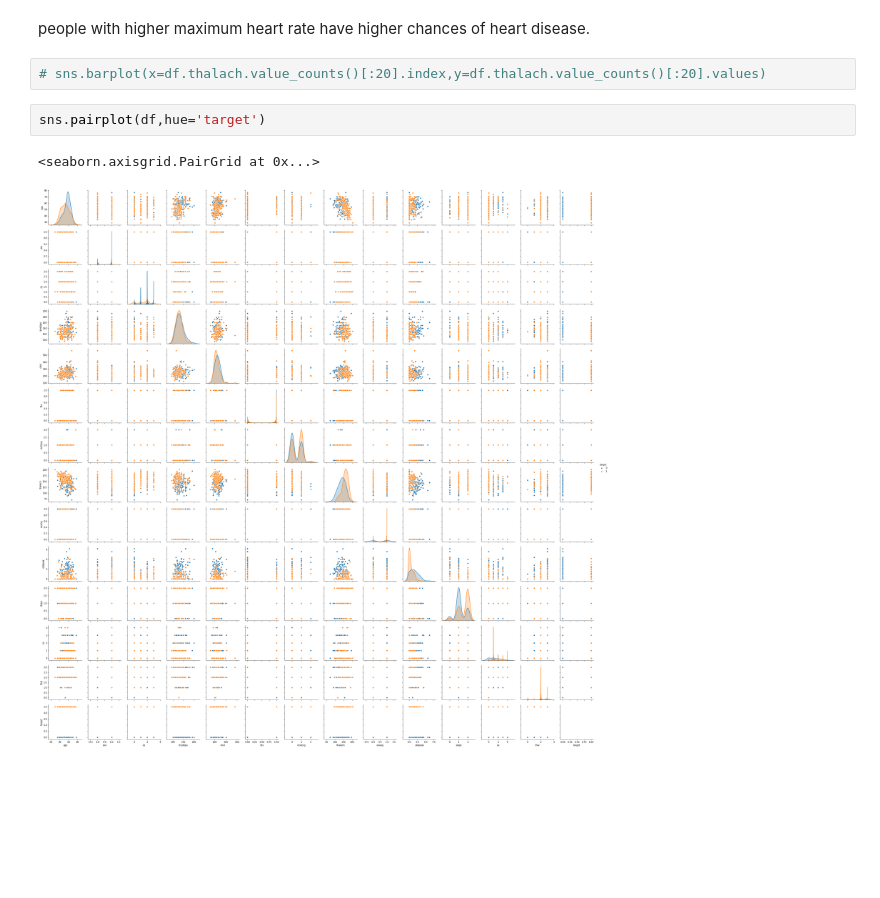
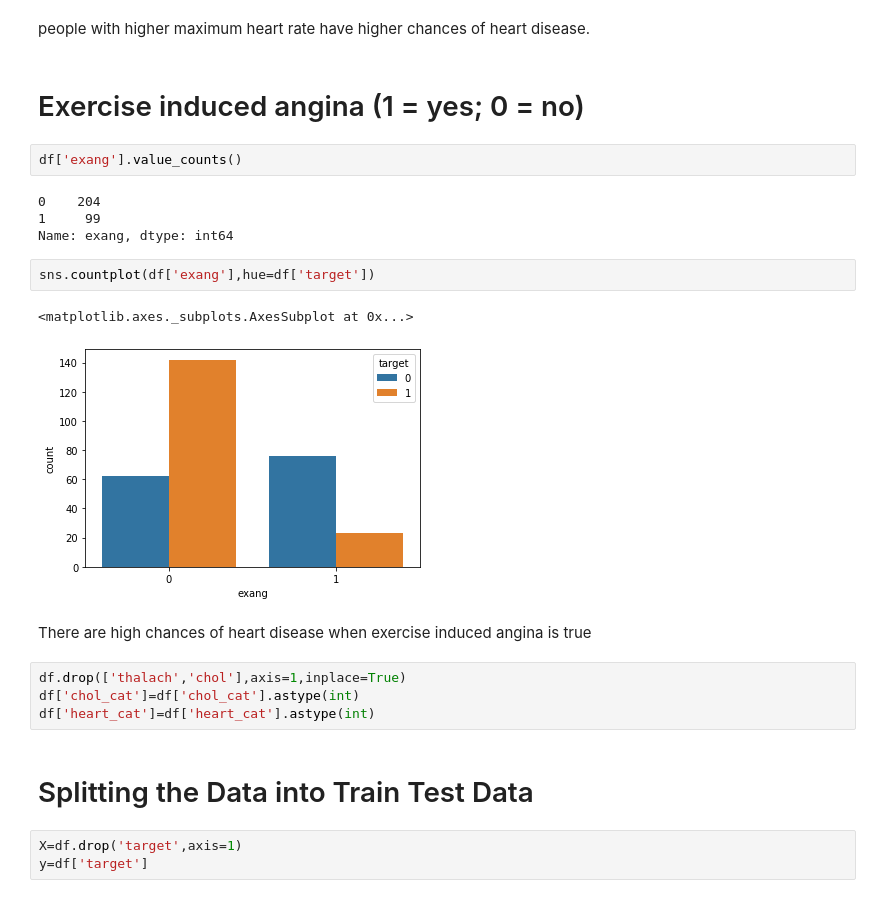
Before and after one commit to ShrutiUdagire/SupervisedLearning-Classification, a Jupyter notebook: Heartdisease.ipynb, the cells around one changed output. Saved outputs shown, nothing was run; the diff lists cells and outputs as text; blank space fills up the shorter version.

```diff
--- a/Heartdisease.ipynb
+++ b/Heartdisease.ipynb
@@ -197,10 +155,27 @@ Name: heart_cat, dtype: int64
 [figure]
 # %% [markdown]
 people with higher maximum heart rate have higher chances of heart disease.
-# %%
-# sns.barplot(x=df.thalach.value_counts()[:20].index,y=df.thalach.value_counts()[:20].values)
+# %% [markdown]
+# Exercise induced angina (1 = yes; 0 = no)
+# %%
+df['exang'].value_counts()
+# %% [output]
+0    204
+1     99
+Name: exang, dtype: int64
 # %%
-sns.pairplot(df,hue='target')
+sns.countplot(df['exang'],hue=df['target'])
 # %% [output]
-<seaborn.axisgrid.PairGrid at 0x...>
+<matplotlib.axes._subplots.AxesSubplot at 0x...>
-[figure, old version]
+[figure, new version]
+# %% [markdown]
+There are high chances of heart disease when exercise induced angina is true
+# %%
+df.drop(['thalach','chol'],axis=1,inplace=True)
+df['chol_cat']=df['chol_cat'].astype(int)
+df['heart_cat']=df['heart_cat'].astype(int)
+# %% [markdown]
+# Splitting the Data into Train Test Data
+# %%
+X=df.drop('target',axis=1)
+y=df['target']
```
Also changed, not shown: parts of 49 cells of this notebook.
